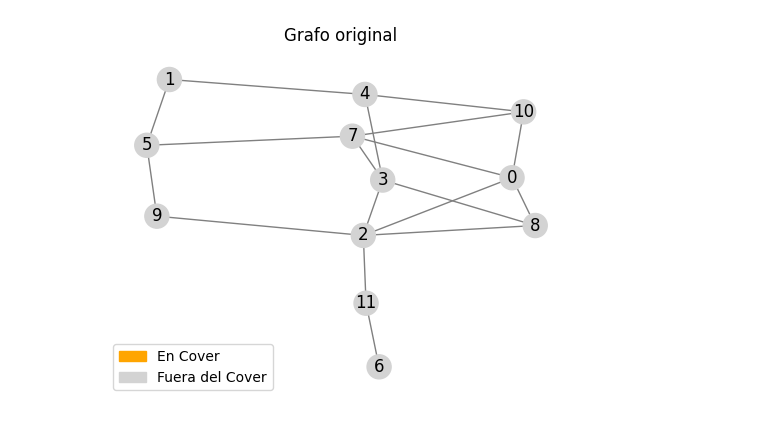
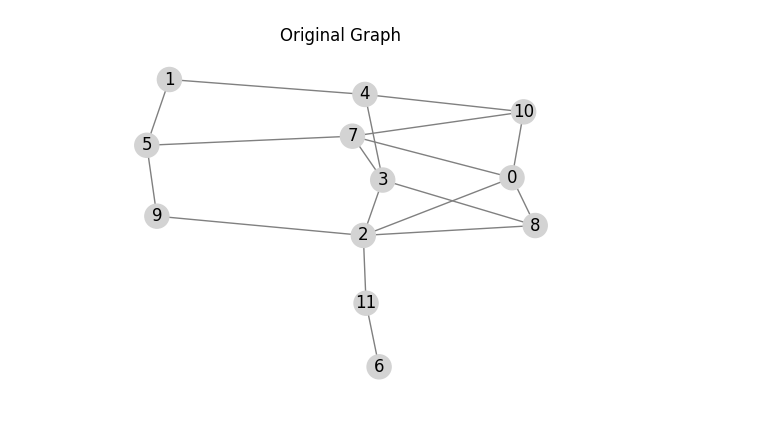
Before and after one commit to pabloramosdev/quantum_computing, a Jupyter notebook: Minimum Vertex Cover.ipynb, the cells around one changed output. Saved outputs shown, nothing was run; the diff lists cells and outputs as text; code cells hidden in the pictures.

```diff
--- a/Minimum Vertex Cover.ipynb
+++ b/Minimum Vertex Cover.ipynb
@@ -39,9 +42,9 @@ seed = 111
 
 G, _ = create_connected_erdos_renyi_graph(n=nodes, p=p, seed=seed)
 # %%
-show_cover(G, set(), "Grafo original")
+show_cover(G, set(), "Original Graph", legend=False)
 # %% [output]
-[figure, old version]
+[figure, new version]
 # %%
 # Exact solution using classical algorithm
 exact_cover = solve_vertex_cover(G)
```
Also changed, not shown: parts of 7 cells of this notebook.
